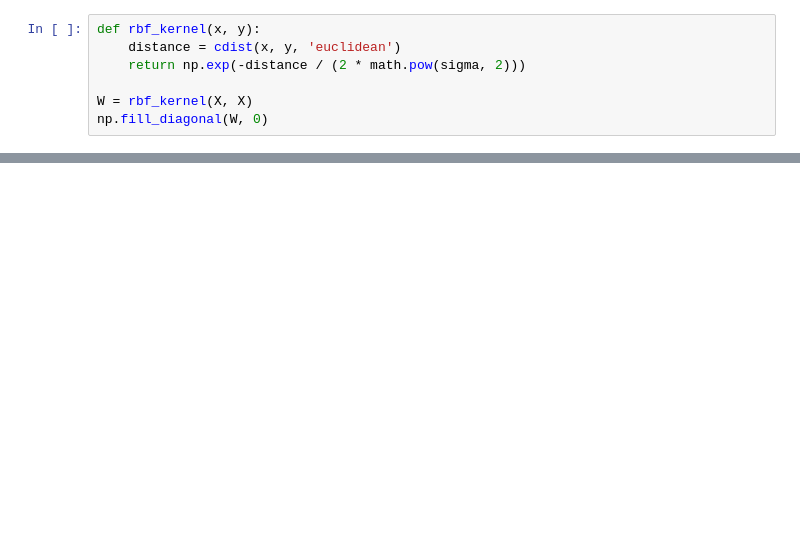
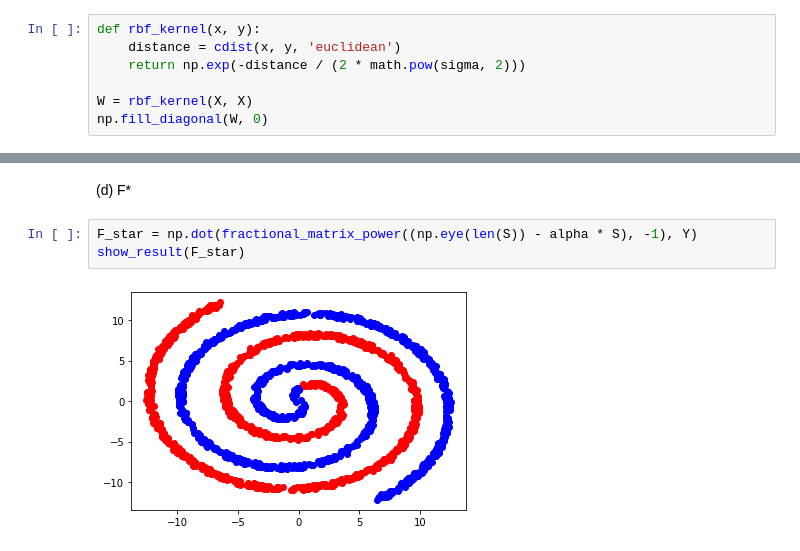
Before and after one commit to bebye/lgc-python, a Jupyter notebook: main.ipynb, the cells around one changed output, grey strips where cells are left out. Cells and saved outputs as stored; diff of their text form; blank space fills up the shorter version.

```diff
--- a/main.ipynb
+++ b/main.ipynb
@@ -80,0 +82,7 @@ show_result()
+# %% [markdown]
+(d) F*
+# %%
+F_star = np.dot(fractional_matrix_power((np.eye(len(S)) - alpha * S), -1), Y)
+show_result(F_star)
+# %% [output]
+[figure, added]
```
Also changed, not shown: parts of 9 cells of this notebook, 2 other files.
